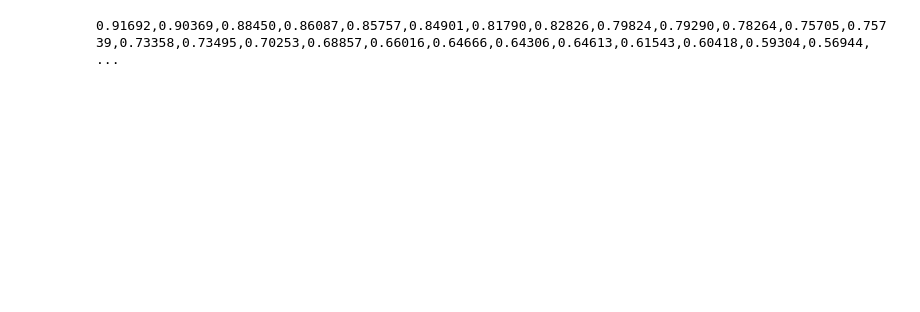
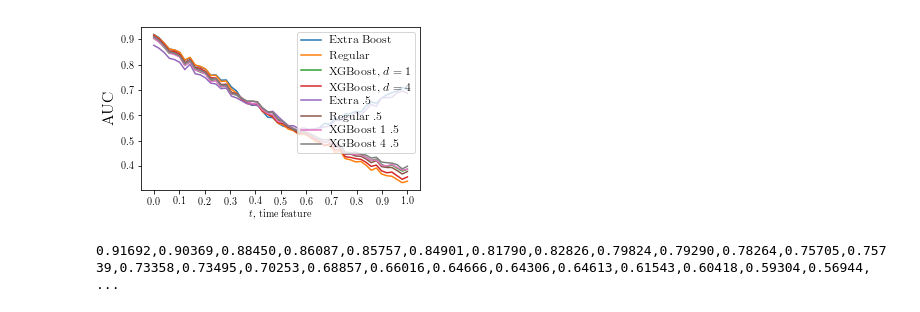
Before and after one commit to tarstars/extra_boost, a Jupyter notebook: experiments/graphics.ipynb, the cells around one changed output. Saved outputs shown, nothing was run; the diff lists cells and outputs as text; code cells hidden in the pictures; blank space fills up the shorter version.

```diff
--- a/experiments/graphics.ipynb
+++ b/experiments/graphics.ipynb
@@ -304,3 +526,7 @@ if False:
+# %%
+drawAUC(qs, qnames, 'fig2b.pdf')
+# %% [output]
+[figure, added]
 # %%
 print(",".join("{:.5f}".format(x) for x in qs[1]))
 # %% [output]
```
Also changed, not shown: parts of 5 cells of this notebook, 3 other files.
